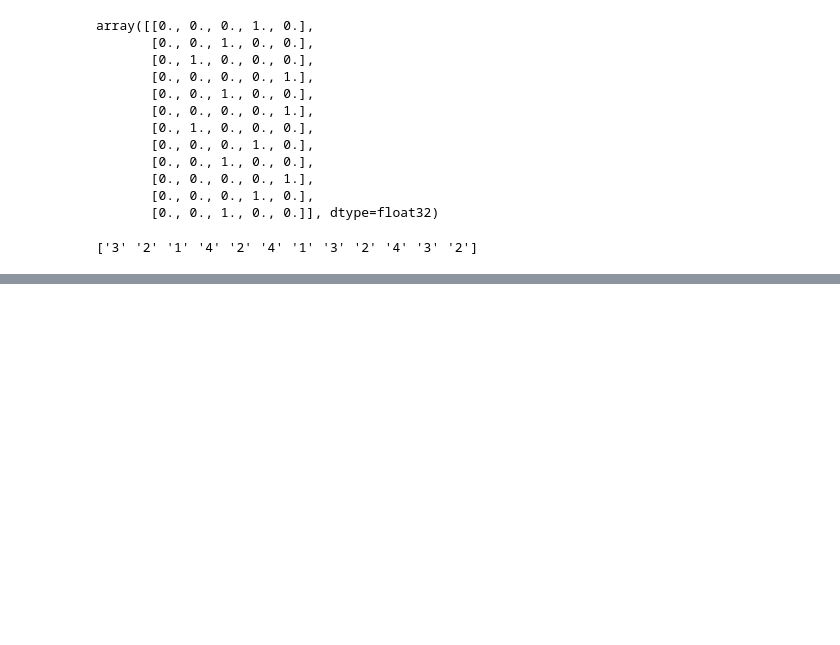
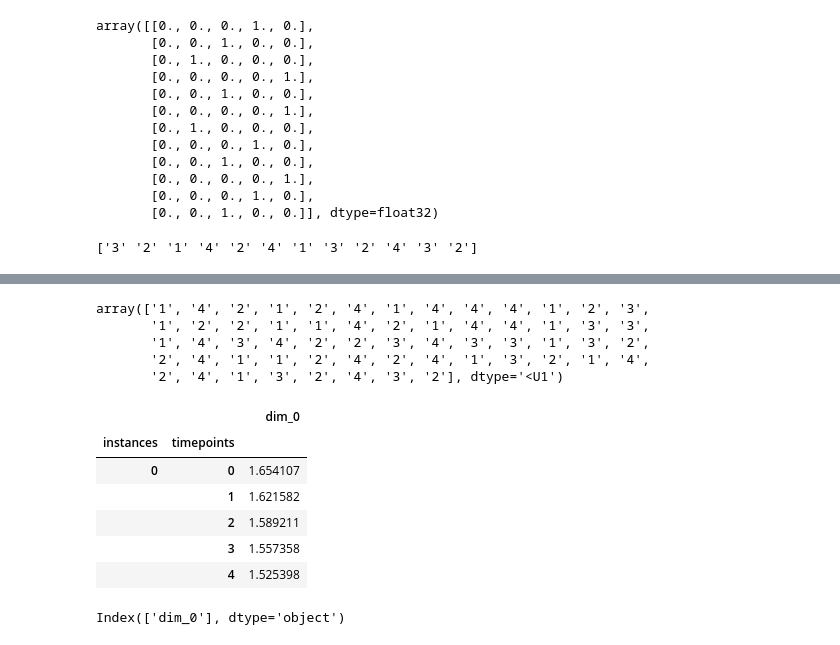
Before and after one commit to shamilnabiyev/automl-time-series, a Jupyter notebook: notebooks/sktime.ipynb, the cells around one changed output, grey strips where cells are left out. Saved outputs shown, nothing was run; the diff lists cells and outputs as text; code cells hidden in the pictures; blank space fills up the shorter version.

```diff
--- a/notebooks/sktime.ipynb
+++ b/notebooks/sktime.ipynb
@@ -573,0 +589,23 @@ print(y_test)
+# %%
+y
+# %% [output]
+array(['1', '4', '2', '1', '2', '4', '1', '4', '4', '4', '1', '2', '3',
+       '1', '2', '2', '1', '1', '4', '2', '1', '4', '4', '1', '3', '3',
+       '1', '4', '3', '4', '2', '2', '3', '4', '3', '3', '1', '3', '2',
+       '2', '4', '1', '1', '2', '4', '2', '4', '1', '3', '2', '1', '4',
+       '2', '4', '1', '3', '2', '4', '3', '2'], dtype='<U1')
+# %%
+df = convert_to(X, to_type='pd-multiindex')
+df.head()
+# %% [output]
+|  |  | dim_0 |
+| instances | timepoints |  |
+| 0 | 0 | 1.654107 |
+|  | 1 | 1.621582 |
+|  | 2 | 1.589211 |
+|  | 3 | 1.557358 |
+|  | 4 | 1.525398 |
+# %%
+df.columns
+# %% [output]
+Index(['dim_0'], dtype='object')
```
Also changed, not shown: parts of 9 cells of this notebook.
